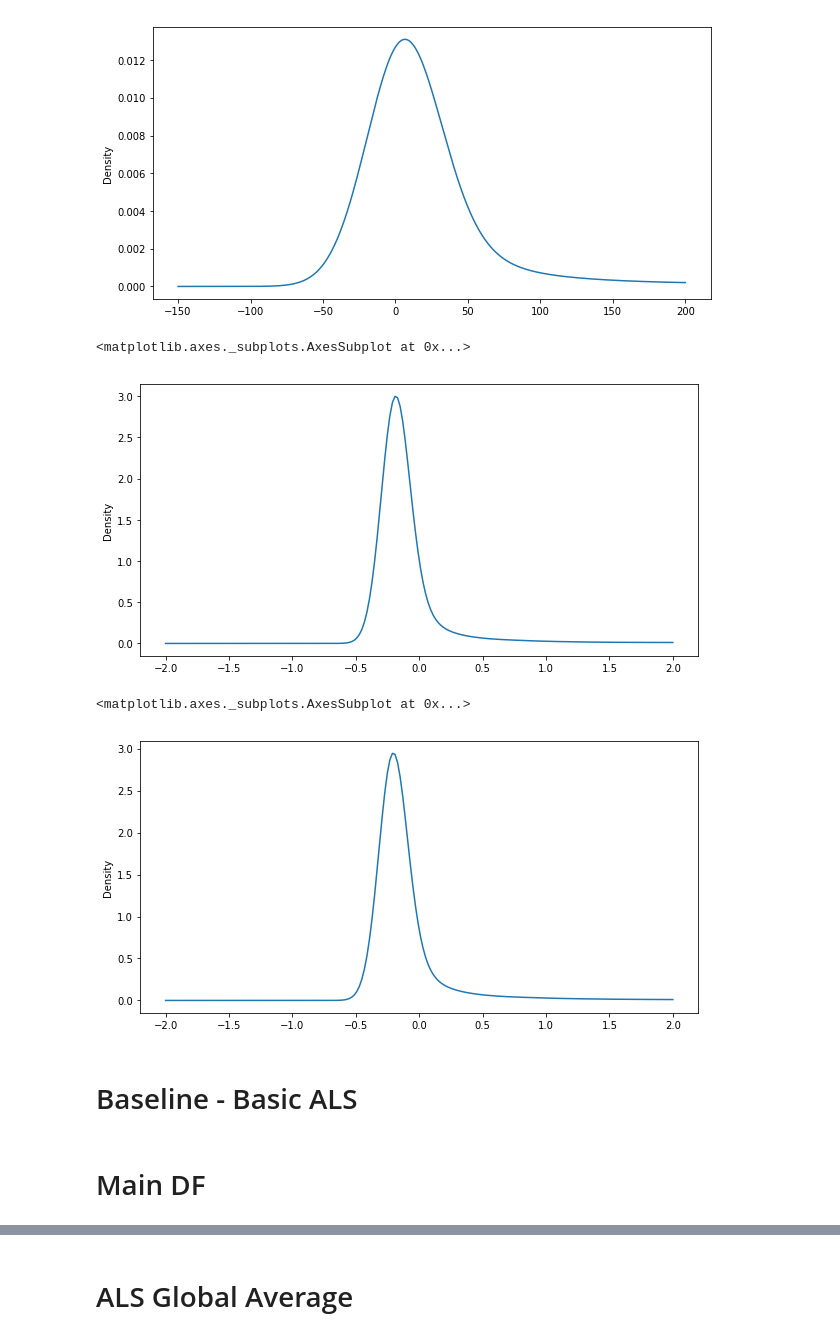
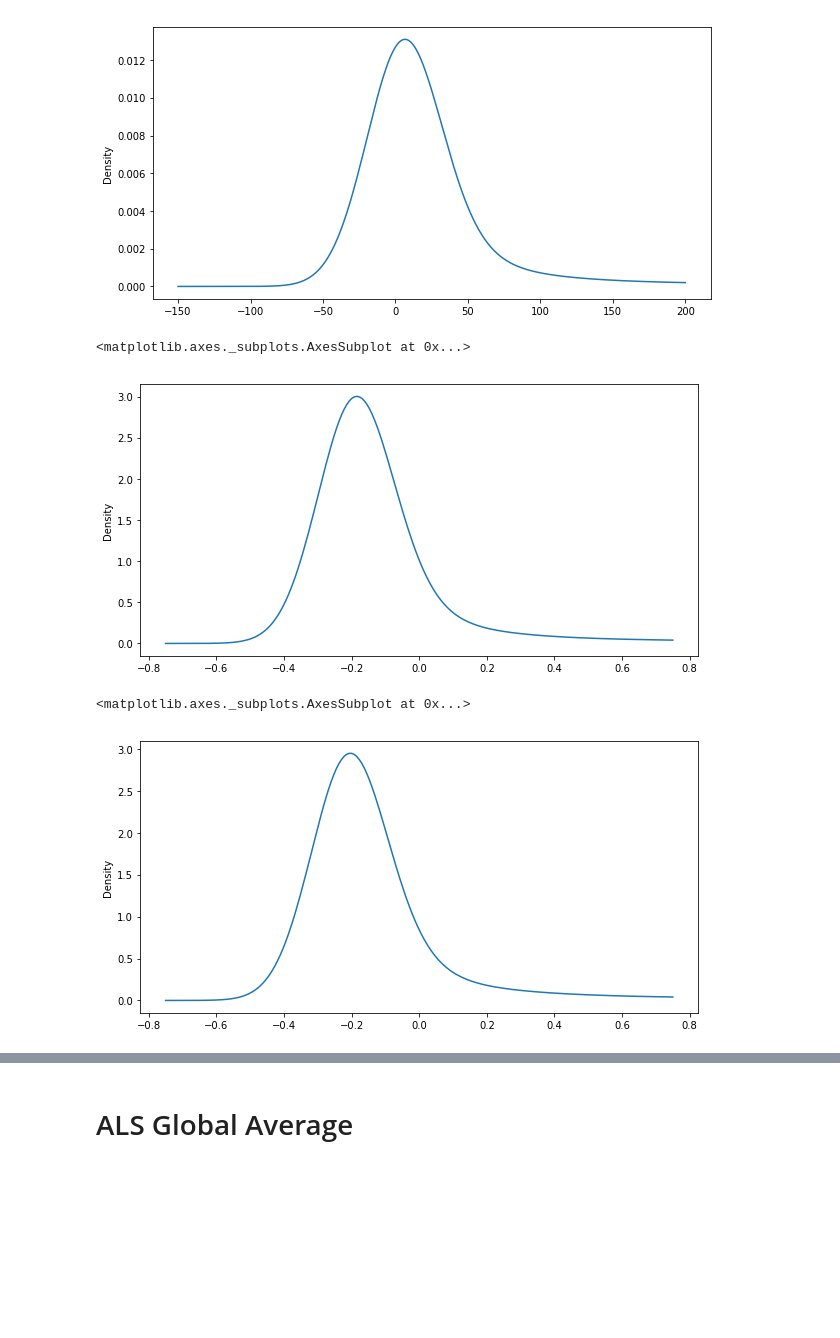
Before and after one commit to Niloofar-bgh/Implicit-Collaborative-Filtering, a Jupyter notebook: Colaborative-Filtering_Recommender.ipynb, the cells around one changed output, grey strips where cells are left out. Drawn from its saved outputs; the diff is of its cells as text; code cells hidden in the pictures; blank space fills up the shorter version.

```diff
--- a/Colaborative-Filtering_Recommender.ipynb
+++ b/Colaborative-Filtering_Recommender.ipynb
@@ -260,20 +252,16 @@ visualize['hoursPlayed'].plot.kde(ind = np.linspace(-150,200,500),figsize=(10,5)
 <matplotlib.axes._subplots.AxesSubplot at 0x...>
 [figure]
 # %%
-visualize['normalizedH'].plot.kde(ind = np.linspace(-2,2,200),figsize=(10,5))
+visualize['normalizedH'].plot.kde(ind = np.linspace(-0.75,0.75,200),figsize=(10,5))
 # %% [output]
 <matplotlib.axes._subplots.AxesSubplot at 0x...>
-[figure, old version]
+[figure, new version]
 # %%
 visualize_filtered = df_filtered.toPandas()
 # %%
 import numpy as np
 # %%
-visualize_filtered['normalizedH'].plot.kde(ind = np.linspace(-2,2,200),figsize=(10,5))
+visualize_filtered['normalizedH'].plot.kde(ind = np.linspace(-0.75,0.75,200),figsize=(10,5))
 # %% [output]
 <matplotlib.axes._subplots.AxesSubplot at 0x...>
-[figure, old version]
+[figure, new version]
-# %% [markdown]
-# Baseline - Basic ALS
-# %% [markdown]
-# Main DF
```
Also changed, not shown: parts of 77 cells of this notebook.
